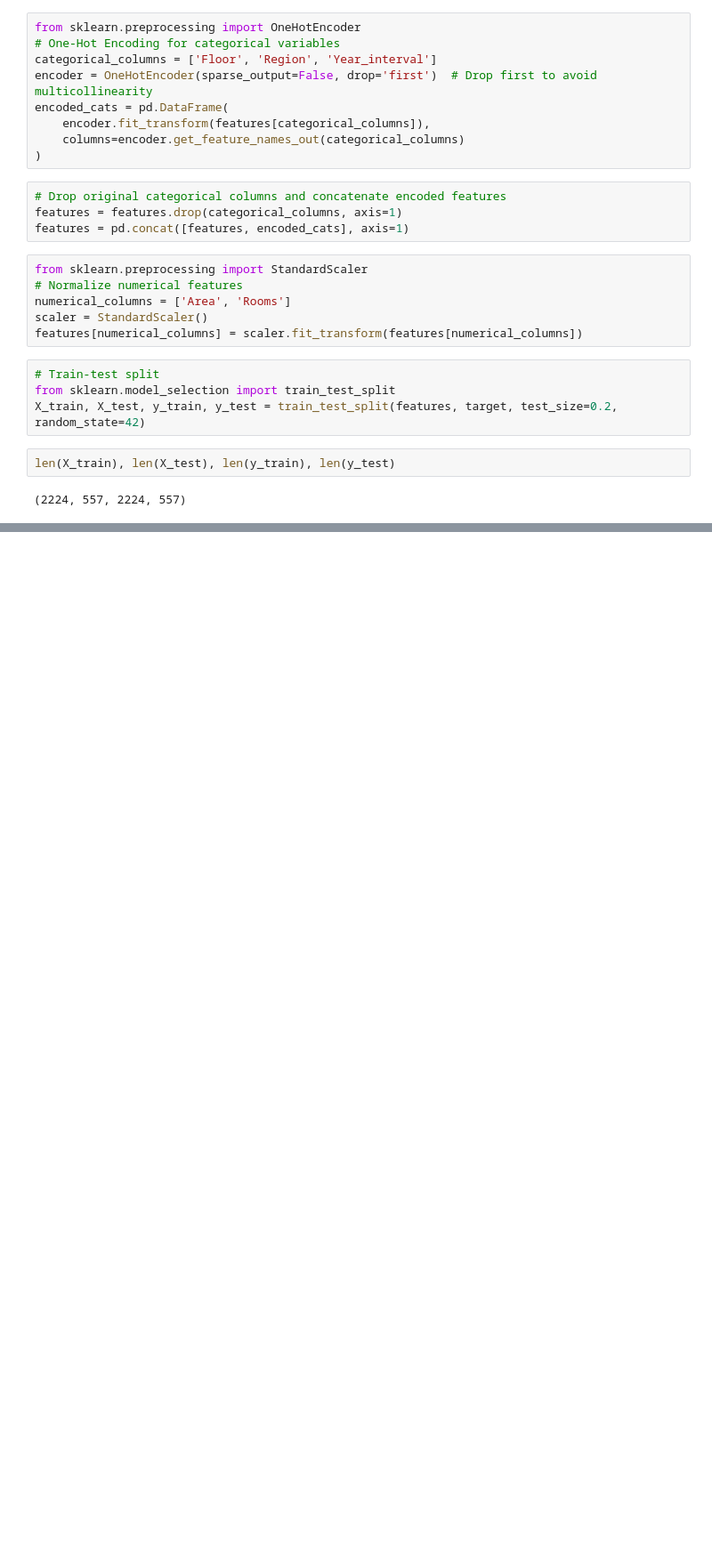
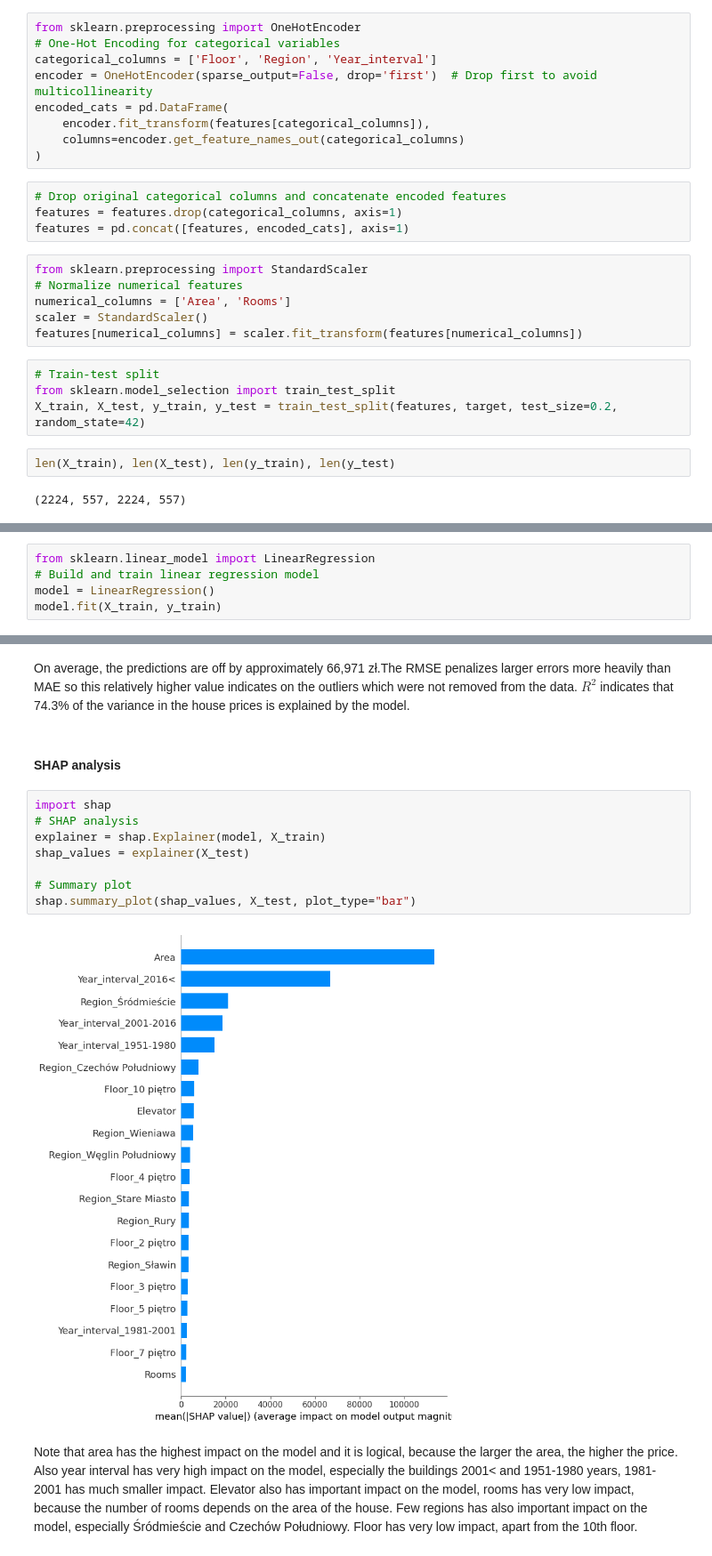
Before and after one commit to davydantoniuk/lublin-house-price-predict, a Jupyter notebook: price_prediction.ipynb, the cells around one changed output, grey strips where cells are left out. Shown: that part at 89% size. Saved outputs shown, nothing was run; the diff lists cells and outputs as text; blank space fills up the shorter version.

Commit message:
Linear regression and shap analysis

```diff
--- a/price_prediction.ipynb
+++ b/price_prediction.ipynb
@@ -419,0 +428,5 @@ len(X_train), len(X_test), len(y_train), len(y_test)
+# %%
+from sklearn.linear_model import LinearRegression
+# Build and train linear regression model
+model = LinearRegression()
+model.fit(X_train, y_train)
@@ -419,0 +461,16 @@ len(X_train), len(X_test), len(y_train), len(y_test)
+# %% [markdown]
+On average, the predictions are off by approximately 66,971 zł.The RMSE penalizes larger errors more heavily than MAE so this relatively higher value indicates on the outliers which were not removed from the data. $R^2$ indicates that 74.3% of the variance in the house prices is explained by the model.
+# %% [markdown]
+#### SHAP analysis
+# %%
+import shap
+# SHAP analysis
+explainer = shap.Explainer(model, X_train)
+shap_values = explainer(X_test)
+
+# Summary plot
+shap.summary_plot(shap_values, X_test, plot_type="bar")
+# %% [output]
+[figure, added]
+# %% [markdown]
+Note that area has the highest impact on the model and it is logical, because the larger the area, the higher the price. Also year interval has very high impact on the model, especially the buildings 2001< and 1951-1980 years, 1981-2001 has much smaller impact. Elevator also has important impact on the model, rooms has very low impact, because the number of rooms depends on the area of the house. Few regions has also important impact on the model, especially Śródmieście and Czechów Południowy. Floor has very low impact, apart from the 10th floor.
```
Also changed, not shown: parts of 12 cells of this notebook.
